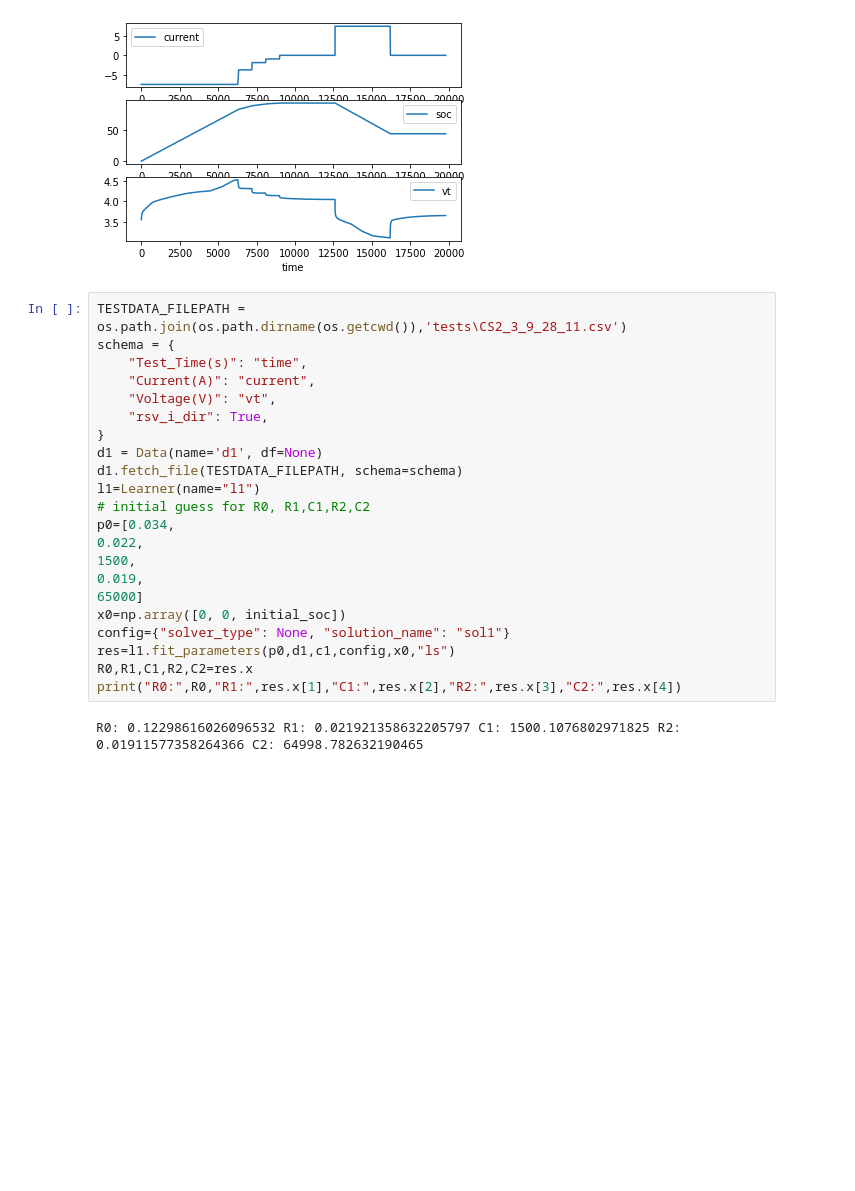
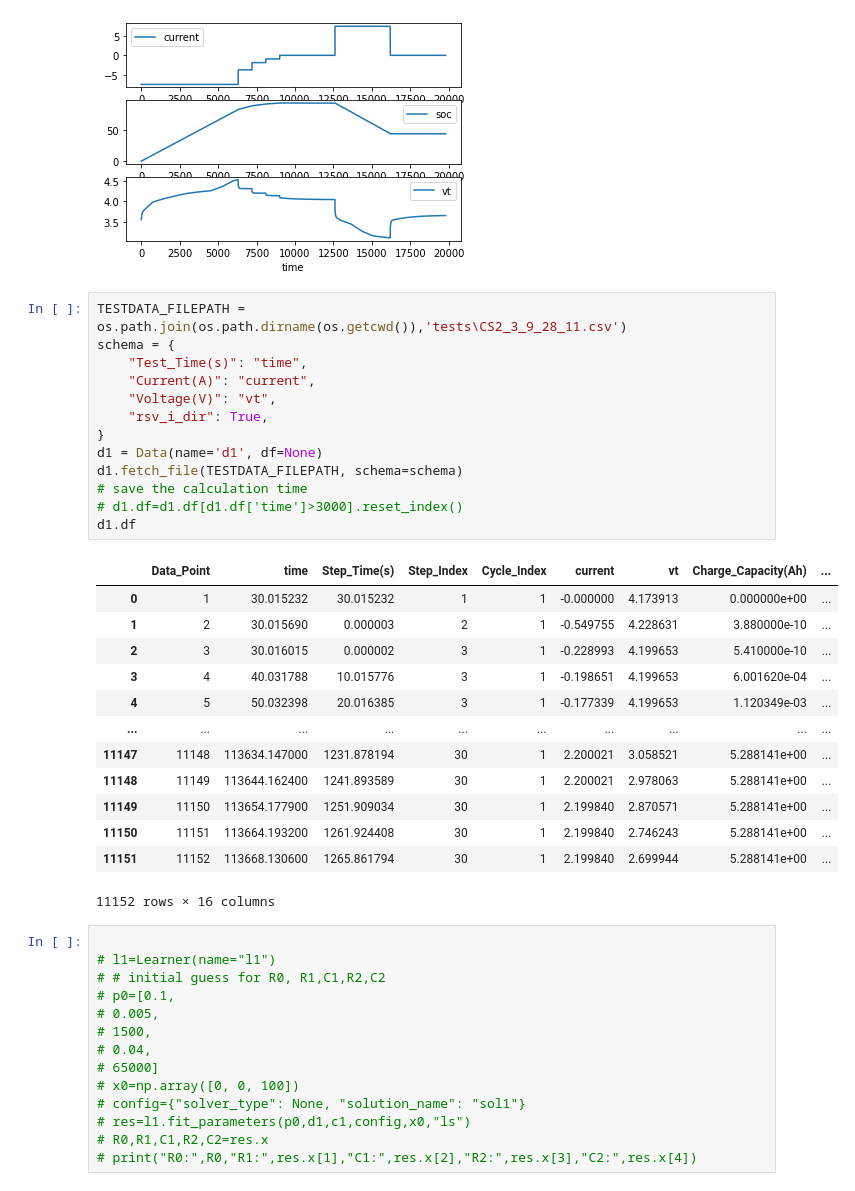
Before and after one commit to tonylee2016/batterylearn, a Jupyter notebook: notebook/demos.ipynb, the cells around one changed output. Cells and saved outputs as stored; diff of their text form; blank space fills up the shorter version.

```diff
--- a/notebook/demos.ipynb
+++ b/notebook/demos.ipynb
@@ -74,27 +74,44 @@ sol = s1.run(
 sol.disp(["current", "soc", "vt"])
 # %% [output]
 [figure]
+# %%
+TESTDATA_FILEPATH = os.path.join(os.path.dirname(os.getcwd()),'tests\CS2_3_9_28_11.csv')
+schema = {
+    "Test_Time(s)": "time",
+    "Current(A)": "current",
+    "Voltage(V)": "vt",
+    "rsv_i_dir": True,
+}
+d1 = Data(name='d1', df=None)
+d1.fetch_file(TESTDATA_FILEPATH, schema=schema)
+# save the calculation time
+# d1.df=d1.df[d1.df['time']>3000].reset_index()
+d1.df
+# %% [output]
+|  | Data_Point | time | Step_Time(s) | Step_Index | Cycle_Index | current | vt | Charge_Capacity(Ah) | ... |
+| 0 | 1 | 30.015232 | 30.015232 | 1 | 1 | -0.000000 | 4.173913 | 0.000000e+00 | ... |
+| 1 | 2 | 30.015690 | 0.000003 | 2 | 1 | -0.549755 | 4.228631 | 3.880000e-10 | ... |
+| 2 | 3 | 30.016015 | 0.000002 | 3 | 1 | -0.228993 | 4.199653 | 5.410000e-10 | ... |
+| 3 | 4 | 40.031788 | 10.015776 | 3 | 1 | -0.198651 | 4.199653 | 6.001620e-04 | ... |
+| 4 | 5 | 50.032398 | 20.016385 | 3 | 1 | -0.177339 | 4.199653 | 1.120349e-03 | ... |
+| ... | ... | ... | ... | ... | ... | ... | ... | ... | ... |
+| 11147 | 11148 | 113634.147000 | 1231.878194 | 30 | 1 | 2.200021 | 3.058521 | 5.288141e+00 | ... |
+| 11148 | 11149 | 113644.162400 | 1241.893589 | 30 | 1 | 2.200021 | 2.978063 | 5.288141e+00 | ... |
+| 11149 | 11150 | 113654.177900 | 1251.909034 | 30 | 1 | 2.199840 | 2.870571 | 5.288141e+00 | ... |
+| 11150 | 11151 | 113664.193200 | 1261.924408 | 30 | 1 | 2.199840 | 2.746243 | 5.288141e+00 | ... |
+| 11151 | 11152 | 113668.130600 | 1265.861794 | 30 | 1 | 2.199840 | 2.699944 | 5.288141e+00 | ... |
+11152 rows × 16 columns
 # %%
-TESTDATA_FILEPATH = os.path.join(os.path.dirname(os.getcwd()),'tests\CS2_3_9_28_11.csv')
-schema = {
-    "Test_Time(s)": "time",
-    "Current(A)": "current",
-    "Voltage(V)": "vt",
-    "rsv_i_dir": True,
-}
-d1 = Data(name='d1', df=None)
-d1.fetch_file(TESTDATA_FILEPATH, schema=schema)
-l1=Learner(name="l1")
-# initial guess for R0, R1,C1,R2,C2
-p0=[0.034,
-0.022,
-1500,
-0.019,
-65000]
-x0=np.array([0, 0, initial_soc])
-config={"solver_type": None, "solution_name": "sol1"}
-res=l1.fit_parameters(p0,d1,c1,config,x0,"ls")
-R0,R1,C1,R2,C2=res.x
-print("R0:",R0,"R1:",res.x[1],"C1:",res.x[2],"R2:",res.x[3],"C2:",res.x[4])
+
+# l1=Learner(name="l1")
+# # initial guess for R0, R1,C1,R2,C2
+# p0=[0.1,
+# 0.005,
+# 1500,
+# 0.04,
+# 65000]
+# x0=np.array([0, 0, 100])
+# config={"solver_type": None, "solution_name": "sol1"}
+# res=l1.fit_parameters(p0,d1,c1,config,x0,"ls")
+# R0,R1,C1,R2,C2=res.x
+# print("R0:",R0,"R1:",res.x[1],"C1:",res.x[2],"R2:",res.x[3],"C2:",res.x[4])
-# %% [output]
-R0: 0.12298616026096532 R1: 0.021921358632205797 C1: 1500.1076802971825 R2: 0.01911577358264366 C2: 64998.782632190465
```
Also changed, not shown: parts of 10 cells of this notebook, 3 other files.
